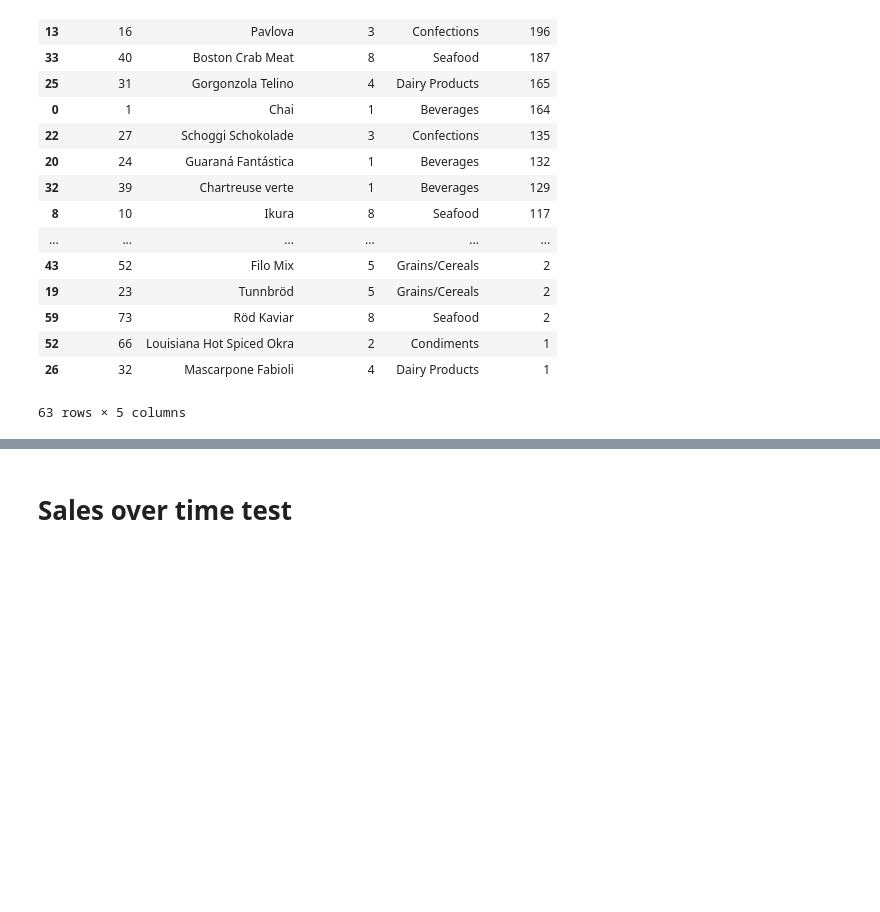
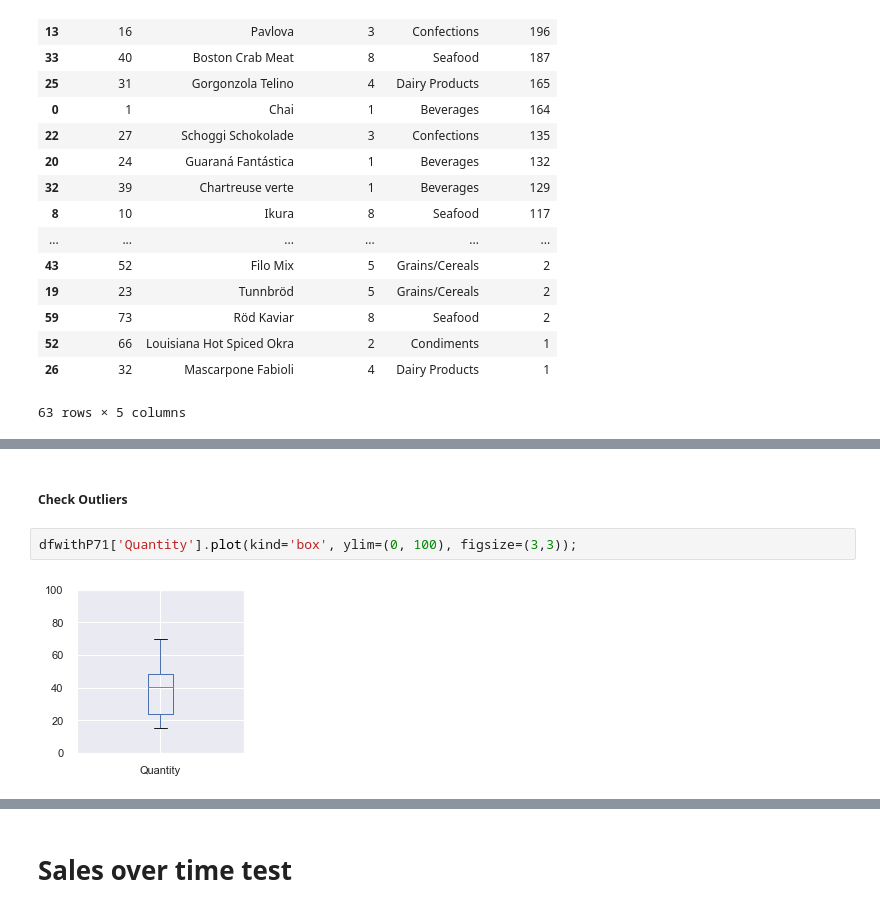
Before and after one commit to Francismorales/dsc-mod-3-project-online-ds-pt-061019, a Jupyter notebook: Project2-Northwind_Hypothesis_Testing.ipynb, the cells around one changed output, grey strips where cells are left out. Cells and saved outputs as stored; diff of their text form; blank space fills up the shorter version.

```diff
--- a/Project2-Northwind_Hypothesis_Testing.ipynb
+++ b/Project2-Northwind_Hypothesis_Testing.ipynb
@@ -670,0 +772,6 @@ dfBestSeller2.sort_values(by='UnitsSold', ascending=False)
+# %% [markdown]
+##### Check Outliers
+# %%
+dfwithP71['Quantity'].plot(kind='box', ylim=(0, 100), figsize=(3,3));
+# %% [output]
+[figure, added]
```
Also changed, not shown: parts of 51 cells of this notebook.
